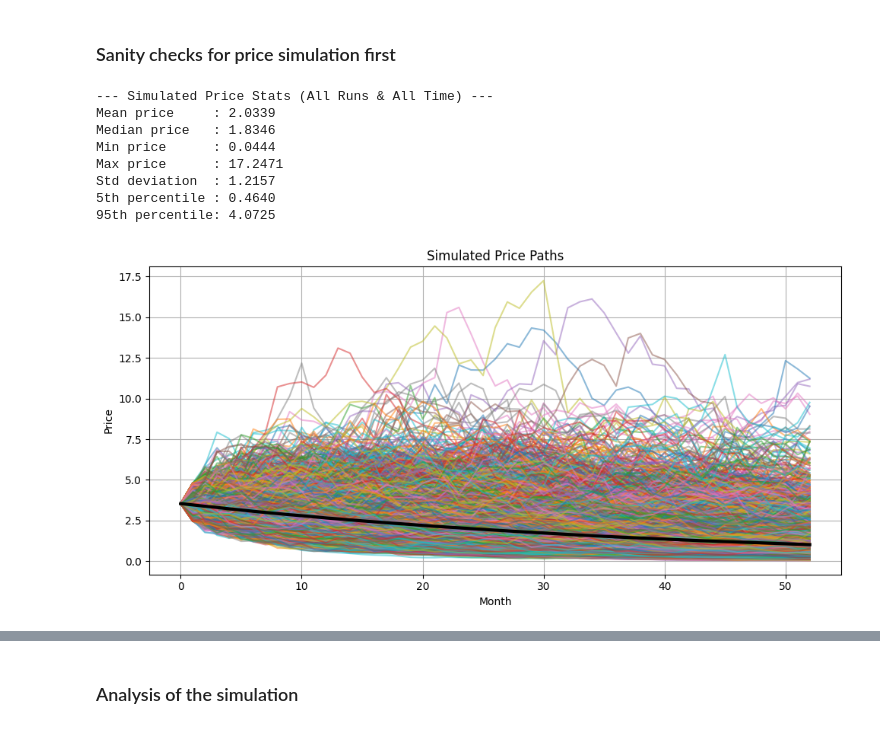
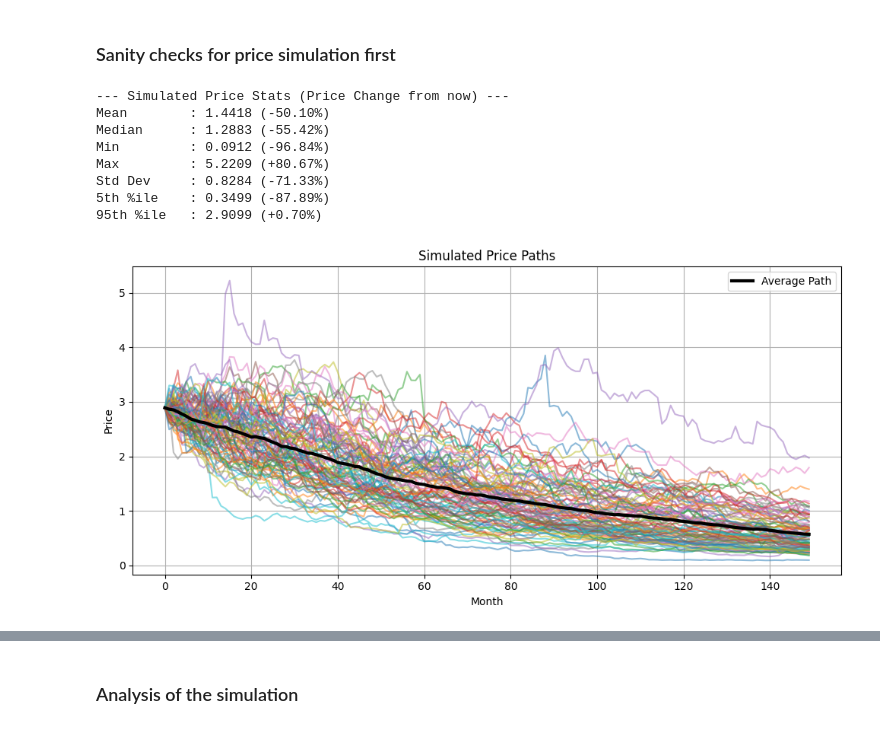
Before and after one commit to Brainiac9/LockedTokensAnalysis, a Jupyter notebook: LockedTokensMC.ipynb, the cells around one changed output, grey strips where cells are left out. Saved outputs shown, nothing was run; the diff lists cells and outputs as text; code cells hidden in the pictures.

Commit message:
improved price simulation mechanism

```diff
--- a/LockedTokensMC.ipynb
+++ b/LockedTokensMC.ipynb
@@ -47,7 +47,6 @@ def simulate_strategy_weekly(
     discount=0.0,
     hedge_ratio=1.0,
     T=156,
-    annual_vol=0.8,
     annual_funding_rate=0.0,
     cliff_weeks=0,
     price_floor=None,
@@ -79,6 +78,7 @@ def simulate_strategy_weekly(
     prices = [P0]
     df_t = 5.0
     skew_strength = 0.5
+    annual_vol = 0.4
 
     if external_shocks is not None:
         shocks = external_shocks
@@ -243,10 +243,6 @@ if __name__ == "__main__":
     {"notionalFloor": 750_000,       "notionalCap": 1_500_000,     "maintMarginRate": 0.2500, "maintAmount": 125_475},
     {"notionalFloor": 1_500_000,     "notionalCap": 2_000_000,     "maintMarginRate": 0.5000, "maintAmount": 500_475},
 ]
-
-
-
-
     results = simulate_strategy_weekly(
         P0=3,                    # initial token price
         investment_amount=None,
@@ -254,7 +250,6 @@ if __name__ == "__main__":
         discount=0.25,                # discount (e.g., 40%)
         hedge_ratio=1,                # hedge ratio (fully hedged)
         T=3*52,                       #full ivesting period (e.g. 3 years)
-        annual_vol=1.00,              # annualized volatility (100%)
         annual_funding_rate=-0.1,     # -10% annual funding cost (considered as static)
         cliff_weeks=0,              # vesting starts after 12 months
         seed=42,                      # for reproducibility - is replaced in MC simulation
@@ -477,60 +532,56 @@ Total batches: 150000
 # %%
 import numpy as np
 import matplotlib.pyplot as plt
 
-
 selected_key = next(iter(detailed_prices))
-
-
-# Retrieve all price paths for that key.
 price_paths = detailed_prices[selected_key]
 
-# Flatten all the price values across all runs and time steps.
+# Flatten all prices across all runs and time steps.
 all_prices = np.concatenate(price_paths)
+P0 = price_paths[0][0]  # Assume all paths start from the same initial price
 
-# Compute descriptive statistics across all prices.
-mean_price    = np.mean(all_prices)
-median_price  = np.median(all_prices)
-min_price     = np.min(all_prices)
-max_price     = np.max(all_prices)
-std_price     = np.std(all_prices)
-p5            = np.percentile(all_prices, 5)
-p95           = np.percentile(all_prices, 95)
+# Compute descriptive statistics.
+stats = {
+    "Mean": np.mean(all_prices),
+    "Median": np.median(all_prices),
+    "Min": np.min(all_prices),
+    "Max": np.max(all_prices),
+    "Std Dev": np.std(all_prices),
+    "5th %ile": np.percentile(all_prices, 5),
+    "95th %ile": np.percentile(all_prices, 95)
+}
 
-# Print out the statistics.
-print("--- Simulated Price Stats (All Runs & All Time) ---")
-print(f"Mean price     : {mean_price:.4f}")
-print(f"Median price   : {median_price:.4f}")
-print(f"Min price      : {min_price:.4f}")
-print(f"Max price      : {max_price:.4f}")
-print(f"Std deviation  : {std_price:.4f}")
-print(f"5th percentile : {p5:.4f}")
-print(f"95th percentile: {p95:.4f}")
-# Plot common price paths from the pre-generated shocks:
+# Print stats with % change from initial price.
+print("--- Simulated Price Stats (Price Change from now) ---")
+for label, value in stats.items():
+    pct_change = ((value - P0) / P0) * 100
+    print(f"{label:12}: {value:.4f} ({pct_change:+.2f}%)")
+
+# Plot price paths
 plt.figure(figsize=(10, 5))
-for run in range(len(detailed_prices[(selected_key)])):  # or a subset if you prefer
-    # Get a price path from one simulation using the common shocks
-    # (Assume using one parameter combination, e.g., key=(0.35, 0.8, 0.0))
-    prices = detailed_prices[selected_key][run]
-    plt.plot(prices, alpha=0.5)
-plt.title("Simulated Price Paths")
+for run in range(len(price_paths)):
+    plt.plot(price_paths[run], alpha=0.5)
+
+# Overlay average path
 avg_path = np.mean(price_paths, axis=0)
 plt.plot(avg_path, label='Average Path', linewidth=3, color='black')
 plt.xlabel("Month")
 plt.ylabel("Price")
+plt.title("Simulated Price Paths")
 plt.grid(True)
+plt.legend()
 plt.tight_layout()
 plt.show()
 # %% [output]
---- Simulated Price Stats (All Runs & All Time) ---
-Mean price     : 2.0339
-Median price   : 1.8346
-Min price      : 0.0444
-Max price      : 17.2471
-Std deviation  : 1.2157
-5th percentile : 0.4640
-95th percentile: 4.0725
+--- Simulated Price Stats (Price Change from now) ---
+Mean        : 1.4418 (-50.10%)
+Median      : 1.2883 (-55.42%)
+Min         : 0.0912 (-96.84%)
+Max         : 5.2209 (+80.67%)
+Std Dev     : 0.8284 (-71.33%)
+5th %ile    : 0.3499 (-87.89%)
+95th %ile   : 2.9099 (+0.70%)
-[figure, old version]
+[figure, new version]
 # %%
 price_matrix = np.array(price_paths)
 avg_path = np.mean(price_matrix, axis=0)
```
Also changed, not shown: parts of 5 cells of this notebook.
